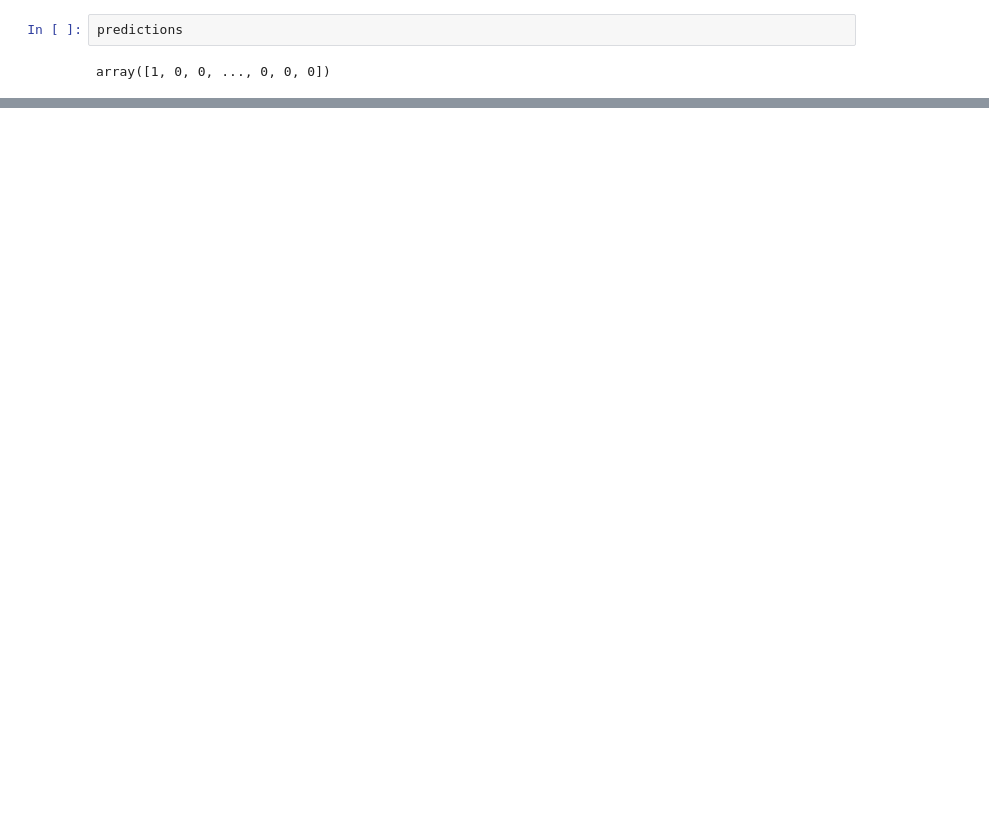
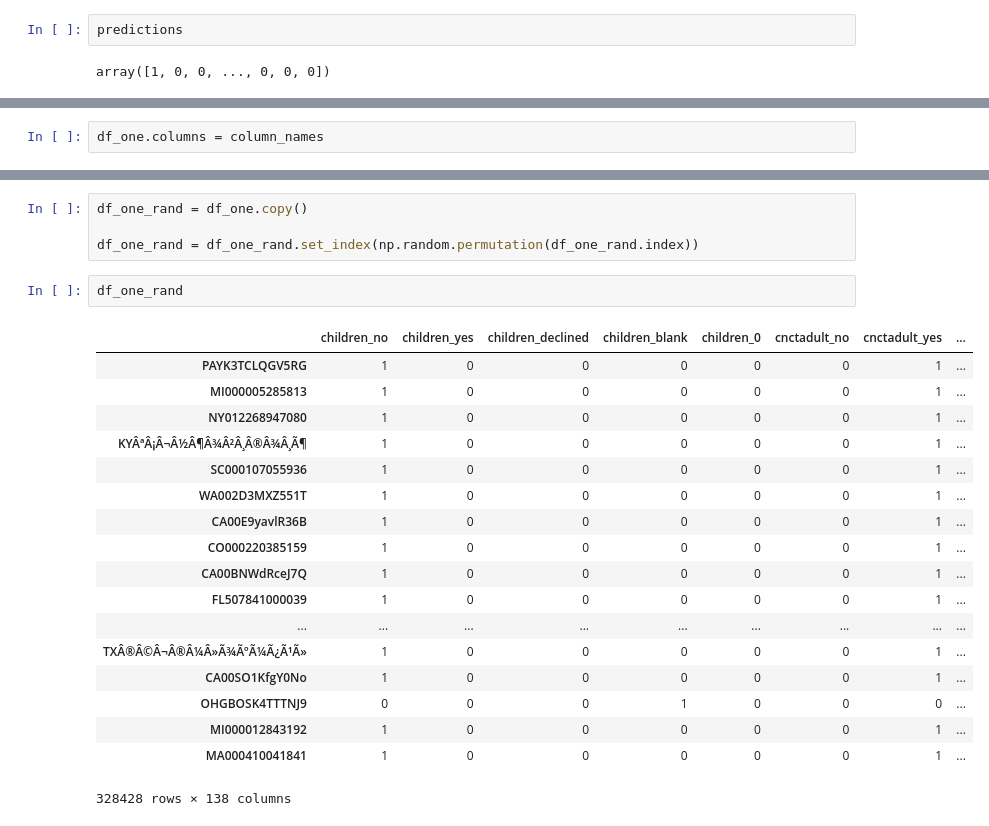
Before and after one commit to kylehommes/FosterCare, a Jupyter notebook: Foster Care Project.ipynb, the cells around one changed output, grey strips where cells are left out. Drawn from its saved outputs; the diff is of its cells as text; blank space fills up the shorter version.

```diff
--- a/Foster Care Project.ipynb
+++ b/Foster Care Project.ipynb
@@ -1207,0 +1460,2 @@ display(SVG(graph.pipe(format='svg')))
+# %%
+df_one.columns = column_names
@@ -1207,0 +1473,25 @@ display(SVG(graph.pipe(format='svg')))
+# %%
+df_one_rand = df_one.copy()
+
+df_one_rand = df_one_rand.set_index(np.random.permutation(df_one_rand.index))
+# %%
+df_one_rand
+# %% [output]
+|  | children_no | children_yes | children_declined | children_blank | children_0 | cnctadult_no | cnctadult_yes | ... |
+| PAYK3TCLQGV5RG | 1 | 0 | 0 | 0 | 0 | 0 | 1 | ... |
+| MI000005285813 | 1 | 0 | 0 | 0 | 0 | 0 | 1 | ... |
+| NY012268947080 | 1 | 0 | 0 | 0 | 0 | 0 | 1 | ... |
+| KYÂªÂ¡Â¬Â½Â¶Â¾Â²Â¸Â®Â¾Â¸Ã¶ | 1 | 0 | 0 | 0 | 0 | 0 | 1 | ... |
+| SC000107055936 | 1 | 0 | 0 | 0 | 0 | 0 | 1 | ... |
+| WA002D3MXZ551T | 1 | 0 | 0 | 0 | 0 | 0 | 1 | ... |
+| CA00E9yavlR36B | 1 | 0 | 0 | 0 | 0 | 0 | 1 | ... |
+| CO000220385159 | 1 | 0 | 0 | 0 | 0 | 0 | 1 | ... |
+| CA00BNWdRceJ7Q | 1 | 0 | 0 | 0 | 0 | 0 | 1 | ... |
+| FL507841000039 | 1 | 0 | 0 | 0 | 0 | 0 | 1 | ... |
+| ... | ... | ... | ... | ... | ... | ... | ... | ... |
+| TXÂ®Â©Â¬Â®Â¼Â»Ã¾ÃºÃ¼Ã¿Ã¹Ã» | 1 | 0 | 0 | 0 | 0 | 0 | 1 | ... |
+| CA00SO1KfgY0No | 1 | 0 | 0 | 0 | 0 | 0 | 1 | ... |
+| OHGBOSK4TTTNJ9 | 0 | 0 | 0 | 1 | 0 | 0 | 0 | ... |
+| MI000012843192 | 1 | 0 | 0 | 0 | 0 | 0 | 1 | ... |
+| MA000410041841 | 1 | 0 | 0 | 0 | 0 | 0 | 1 | ... |
+328428 rows × 138 columns
```
Also changed, not shown: parts of 21 cells of this notebook, 1 other file.
